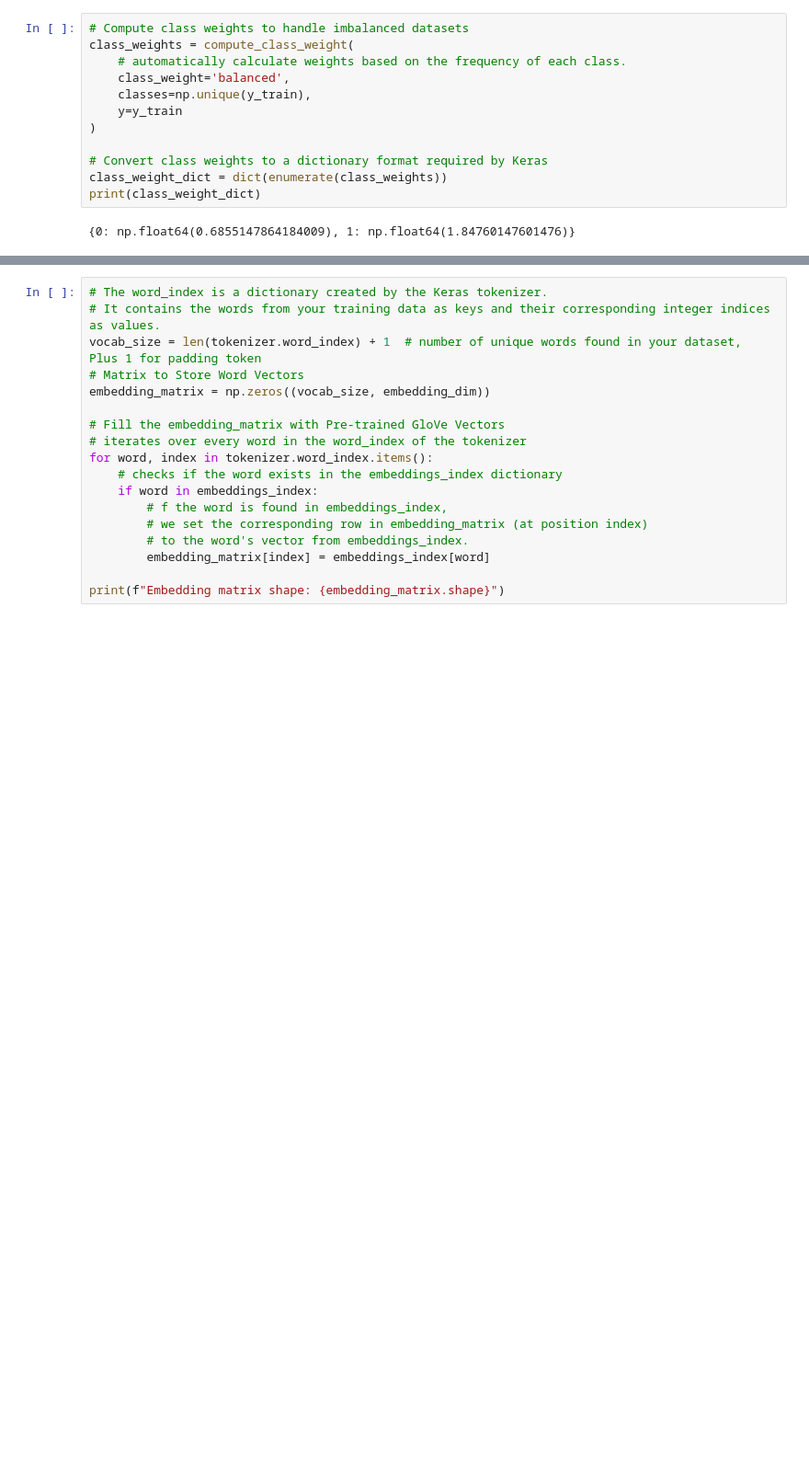
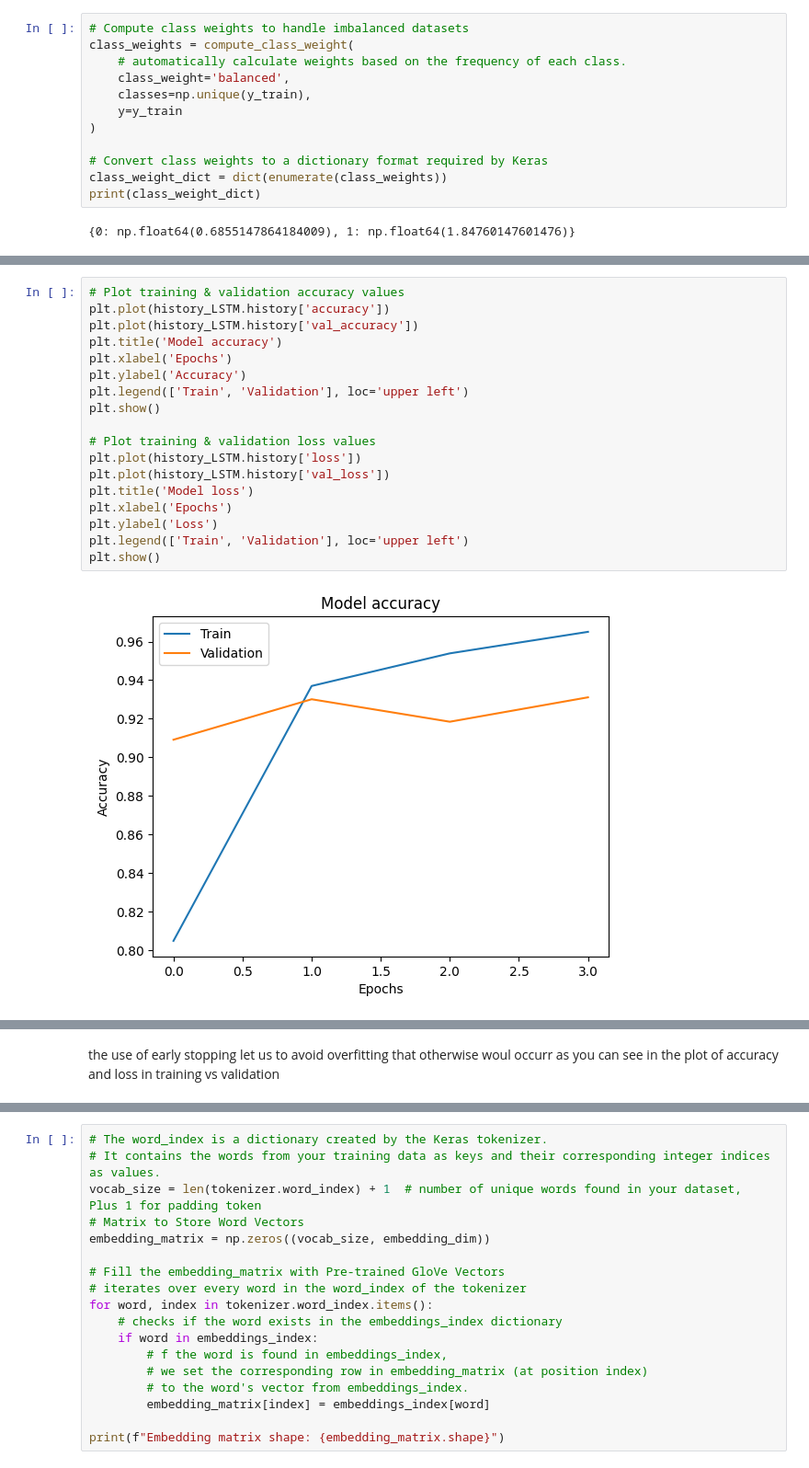
Before and after one commit to andr3w1699/Intelligent_System_for_Pattern_Recognition, a Jupyter notebook: Assignement3.ipynb, the cells around one changed output, grey strips where cells are left out. Shown at 92% size. Saved outputs shown, nothing was run; the diff lists cells and outputs as text; blank space fills up the shorter version.

```diff
--- a/Assignement3.ipynb
+++ b/Assignement3.ipynb
@@ -478,0 +548,20 @@ Test Accuracy (LSTM): 0.9353
+# %%
+# Plot training & validation accuracy values
+plt.plot(history_LSTM.history['accuracy'])
+plt.plot(history_LSTM.history['val_accuracy'])
+plt.title('Model accuracy')
+plt.xlabel('Epochs')
+plt.ylabel('Accuracy')
+plt.legend(['Train', 'Validation'], loc='upper left')
+plt.show()
+
+# Plot training & validation loss values
+plt.plot(history_LSTM.history['loss'])
+plt.plot(history_LSTM.history['val_loss'])
+plt.title('Model loss')
+plt.xlabel('Epochs')
+plt.ylabel('Loss')
+plt.legend(['Train', 'Validation'], loc='upper left')
+plt.show()
+# %% [output]
+[figure, added]
@@ -479,3 +569,5 @@ Test Accuracy (LSTM): 0.9353
+# %% [markdown]
+the use of early stopping let us to avoid overfitting that otherwise woul occurr as you can see in the plot of accuracy and loss in training vs validation
 # %%
 # Predict probabilities (sigmoid output between 0 and 1)
 y_pred_probs_LSTM = model_LSTM.predict(X_test)
```
Also changed, not shown: parts of 45 cells of this notebook.
